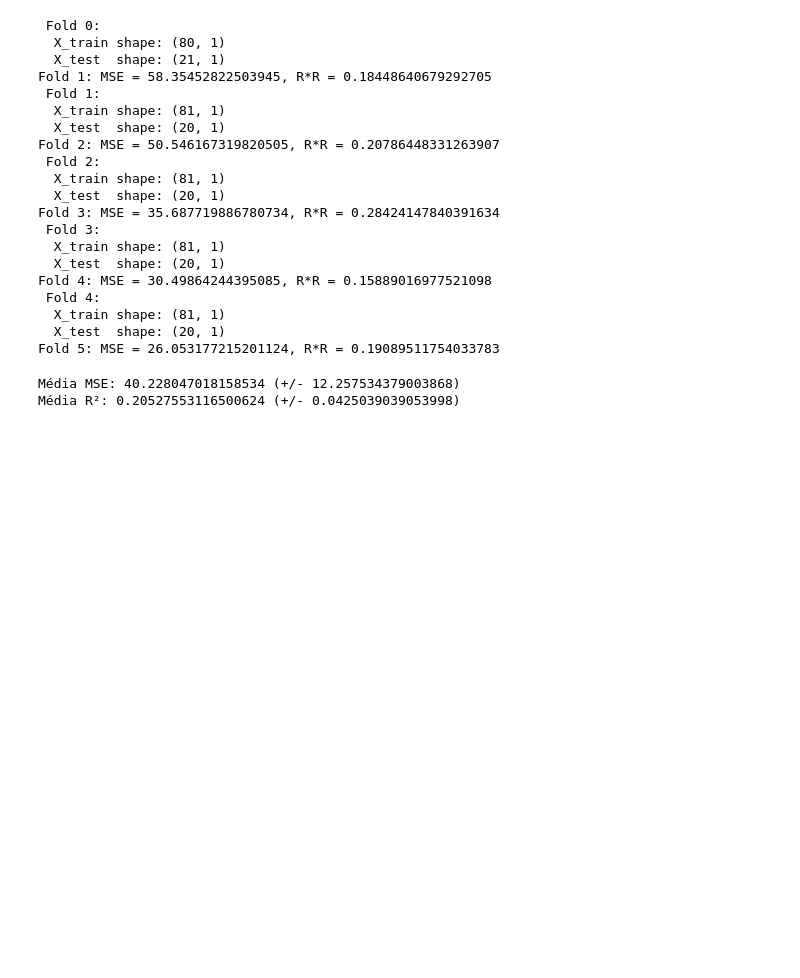
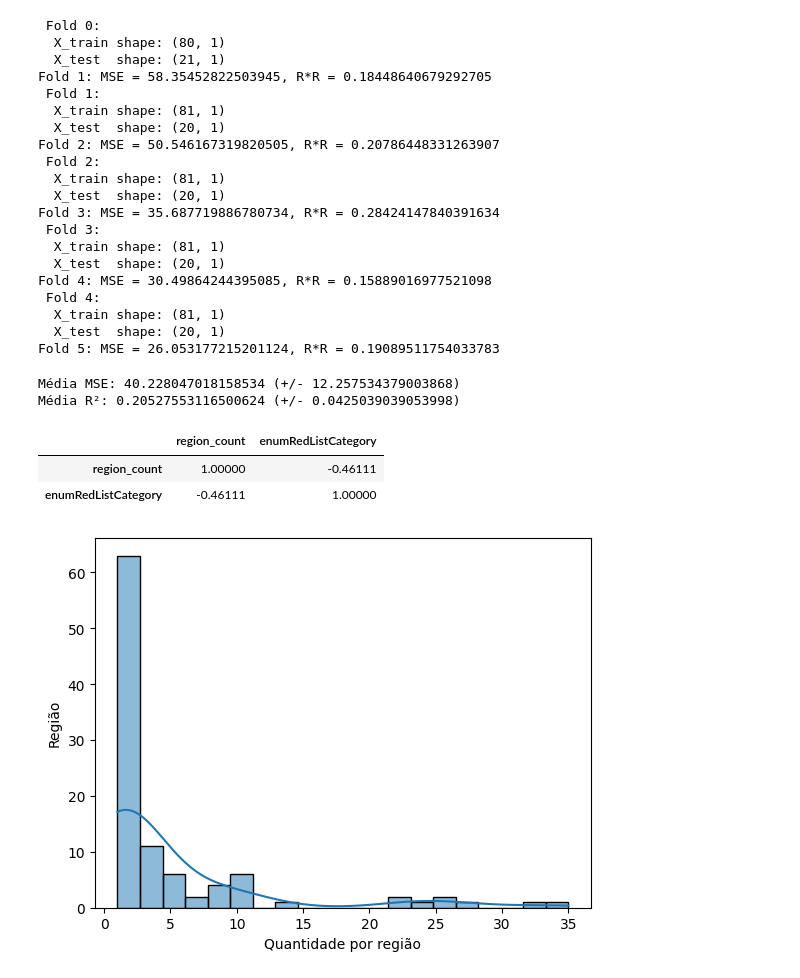
Before and after one commit to xaaaandao/din4072-applied-data-science, a Jupyter notebook: 07regression.ipynb, the cells around one changed output. Saved outputs shown, nothing was run; the diff lists cells and outputs as text; code cells hidden in the pictures; blank space fills up the shorter version.

Commit message:
add plots

```diff
--- a/07regression.ipynb
+++ b/07regression.ipynb
@@ -85,3 +87,16 @@ print(f"Média R²: {np.mean(r2_scores)} (+/- {np.std(r2_scores)})")
 # %% [output]
 Média MSE: 40.228047018158534 (+/- 12.257534379003868)
 Média R²: 0.20527553116500624 (+/- 0.0425039039053998)
+# %%
+df[["region_count", "enumRedListCategory"]].corr()
+# %% [output]
+|  | region_count | enumRedListCategory |
+| region_count | 1.00000 | -0.46111 |
+| enumRedListCategory | -0.46111 | 1.00000 |
+# %%
+ax = sns.histplot(data = df, x = "region_count", kde = True)
+ax.set_xlabel("Quantidade por região")
+ax.set_ylabel("Região")
+plt.savefig("output1.png")
+# %% [output]
+[figure, added]
```
Also changed, not shown: parts of 3 cells of this notebook, 3 other files.
